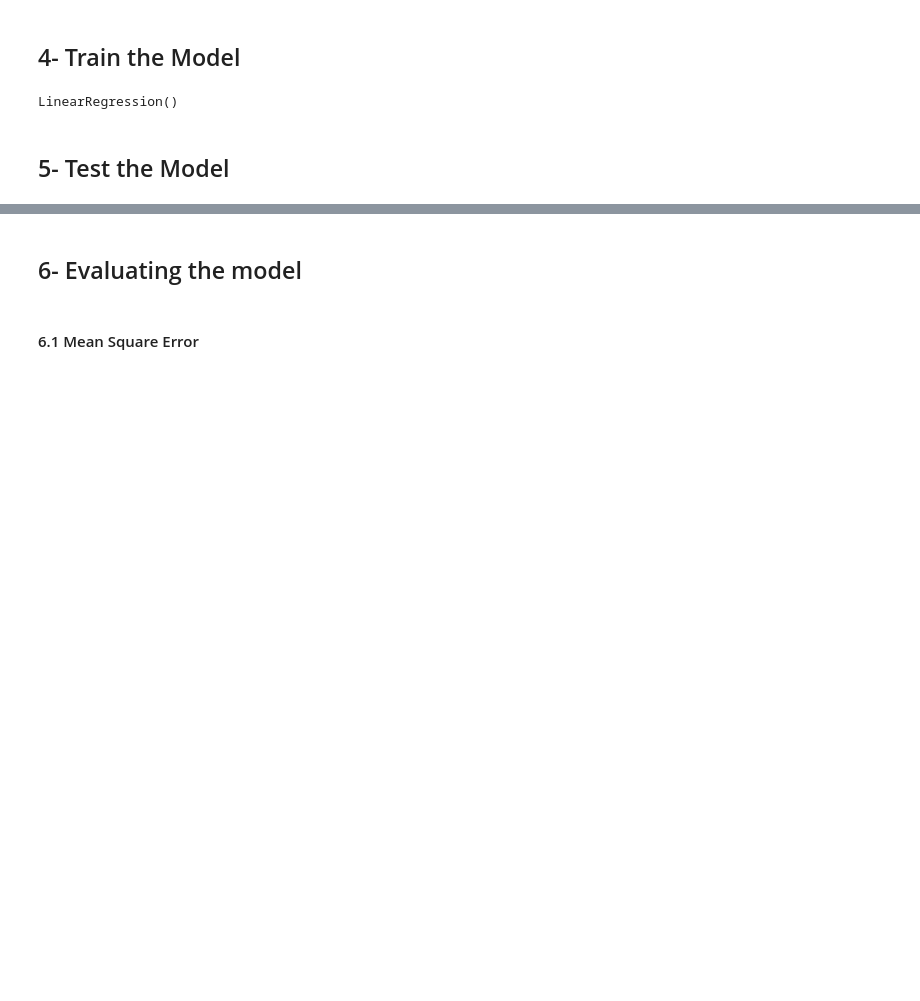
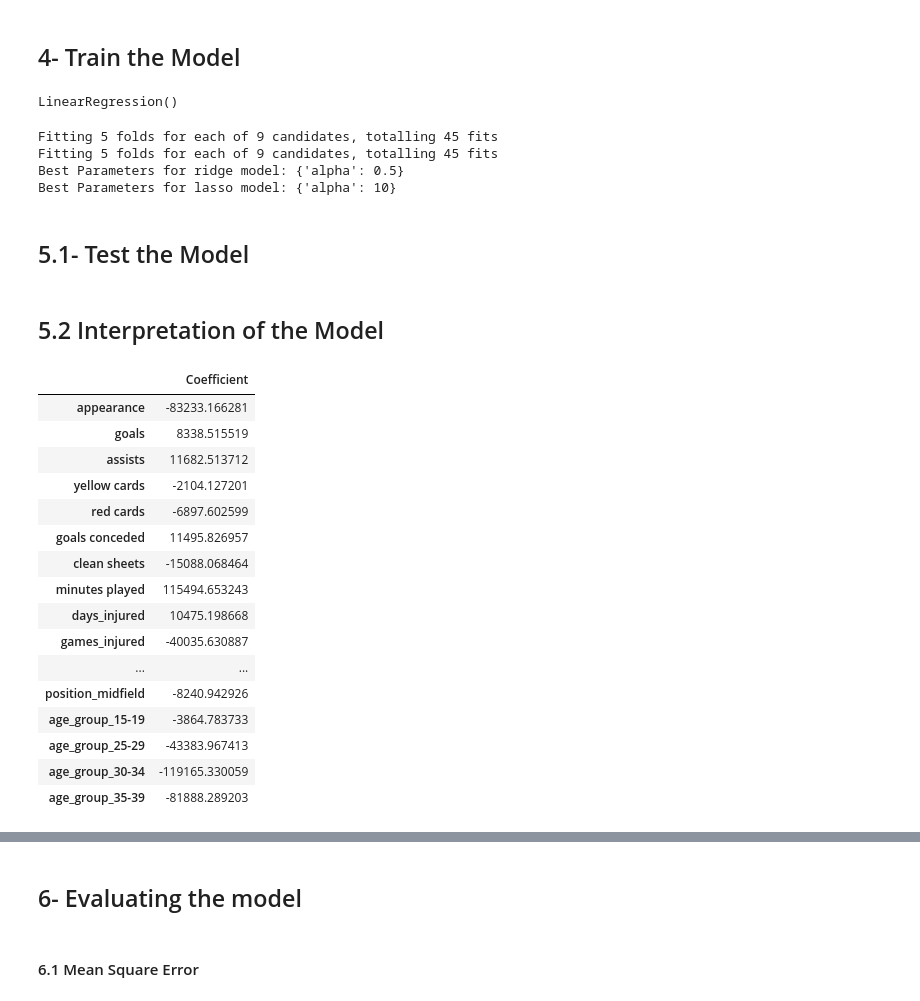
Before and after one commit to fileoy/Usecase-7, a Jupyter notebook: EDA explain template.ipynb, the cells around one changed output, grey strips where cells are left out. Cells and saved outputs as stored; diff of their text form; code cells hidden in the pictures; blank space fills up the shorter version.

Commit message:
Update: Ridge and Lasso Regression

```diff
--- a/EDA explain template.ipynb
+++ b/EDA explain template.ipynb
@@ -463,7 +482,29 @@ model = LinearRegression()
 model.fit(X_train_scaled, y_train)
 # %% [output]
 LinearRegression()
+# %%
+# Fit GridSearchCV on the training data
+grid_search_ridge.fit(X_train, y_train)
+grid_search_lasso.fit(X_train, y_train)
+
+# Get the best parameters and best model
+
+# Ridge
+best_params_ridge = grid_search_ridge.best_params_
+best_model_ridge = grid_search_ridge.best_estimator_
+
+# Lasso
+best_params_lasso = grid_search_lasso.best_params_
+best_model_lasso = grid_search_lasso.best_estimator_
+
+print("Best Parameters for ridge model:", best_params_ridge)
+print("Best Parameters for lasso model:", best_params_lasso)
+# %% [output]
+Fitting 5 folds for each of 9 candidates, totalling 45 fits
+Fitting 5 folds for each of 9 candidates, totalling 45 fits
+Best Parameters for ridge model: {'alpha': 0.5}
+Best Parameters for lasso model: {'alpha': 10}
 # %% [markdown]
-## 5- Test the Model
+## 5.1- Test the Model
 # %%
 # Predict and evaluate the model
@@ -470,0 +515,26 @@ y_pred = model.predict(X_test_scaled)
+# %% [markdown]
+## 5.2 Interpretation of the Model
+# %%
+coeff_df = pd.DataFrame(model.coef_,X.columns,columns=['Coefficient']) # Linear model cofficients
+coeff_df_ridge = pd.DataFrame(best_model_ridge.coef_,X.columns,columns=['Coefficient']) # Ridge model cofficients
+coeff_df_lasso = pd.DataFrame(best_model_lasso.coef_,X.columns,columns=['Coefficient']) # Lasso model cofficients
+# %%
+coeff_df
+# %% [output]
+|  | Coefficient |
+| appearance | -83233.166281 |
+| goals | 8338.515519 |
+| assists | 11682.513712 |
+| yellow cards | -2104.127201 |
+| red cards | -6897.602599 |
+| goals conceded | 11495.826957 |
+| clean sheets | -15088.068464 |
+| minutes played | 115494.653243 |
+| days_injured | 10475.198668 |
+| games_injured | -40035.630887 |
+| ... | ... |
+| position_midfield | -8240.942926 |
+| age_group_15-19 | -3864.783733 |
+| age_group_25-29 | -43383.967413 |
+| age_group_30-34 | -119165.330059 |
+| age_group_35-39 | -81888.289203 |
```
Also changed, not shown: parts of 18 cells of this notebook.
